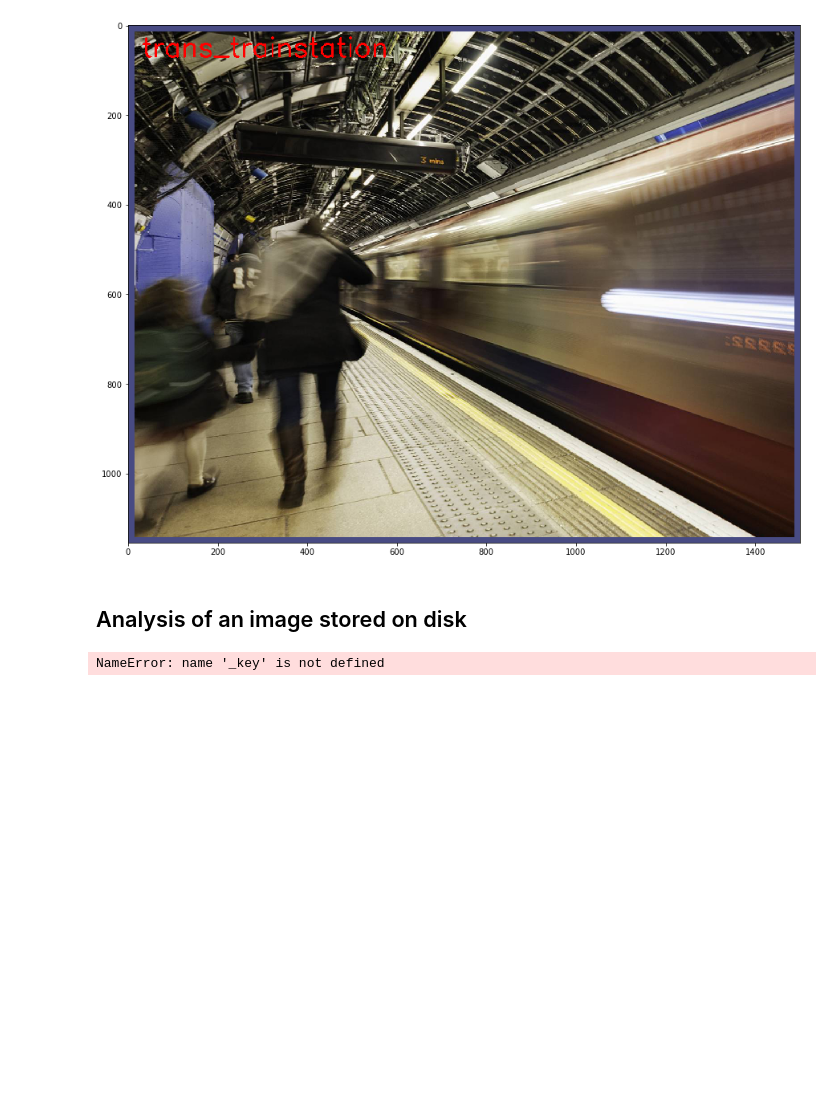
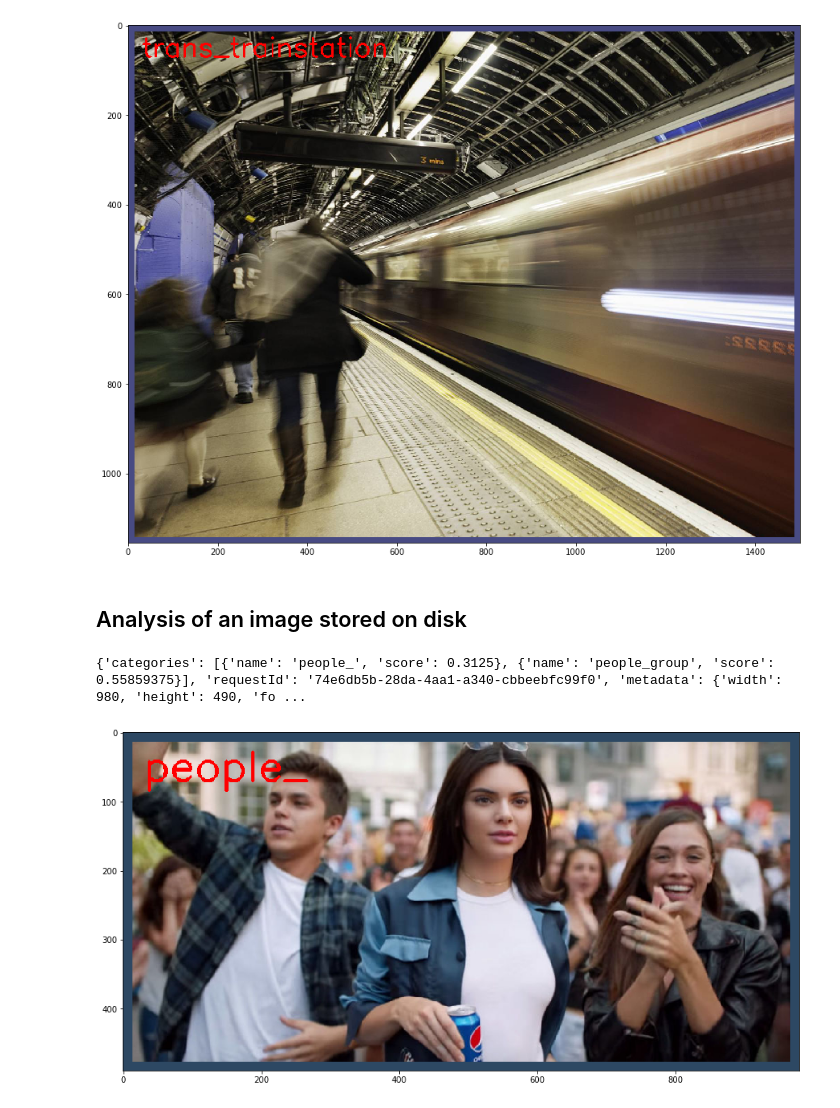
Before and after one commit to Justin-Yuan/AI-Hackathon-Challenge, a Jupyter notebook: Computer Vision API Example.ipynb, the cells around one changed output. Drawn from its saved outputs; the diff is of its cells as text; code cells hidden in the pictures; blank space fills up the shorter version.

```diff
--- a/Computer Vision API Example.ipynb
+++ b/Computer Vision API Example.ipynb
@@ -118,30 +118,32 @@ if result is not None:
 ## Analysis of an image stored on disk
 # %%
 # Load raw image file into memory
-pathToFileInDisk = r'test.jpg'
-with open( pathToFileInDisk, 'rb' ) as f:
+pathToFileInDisk = r'imgs/test2.jpg'
+path ='imgs/test2.jpg'
+with open( path, 'rb' ) as f:
     data = f.read()
 
 # Computer Vision parameters
 params = { 'visualFeatures' : 'Color,Categories'}
 
 headers = dict()
 headers['Ocp-Apim-Subscription-Key'] = _key
 headers['Content-Type'] = 'application/octet-stream'
 
 json = None
 
 result = processRequest( json, data, headers, params )
 
 if result is not None:
     print(result)
     # Load the original image, fetched from the URL
     data8uint = np.fromstring( data, np.uint8 ) # Convert string to an unsigned int array
     img = cv2.cvtColor( cv2.imdecode( data8uint, cv2.IMREAD_COLOR ), cv2.COLOR_BGR2RGB )
 
     renderResultOnImage( result, img )
 
     ig, ax = plt.subplots(figsize=(15, 20))
     ax.imshow( img )
 # %% [output]
-NameError: name '_key' is not defined
+{'categories': [{'name': 'people_', 'score': 0.3125}, {'name': 'people_group', 'score': 0.55859375}], 'requestId': '74e6db5b-28da-4aa1-a340-cbbeebfc99f0', 'metadata': {'width': 980, 'height': 490, 'fo ...
+[figure, added]
```
Also changed, not shown: 8 other files.
